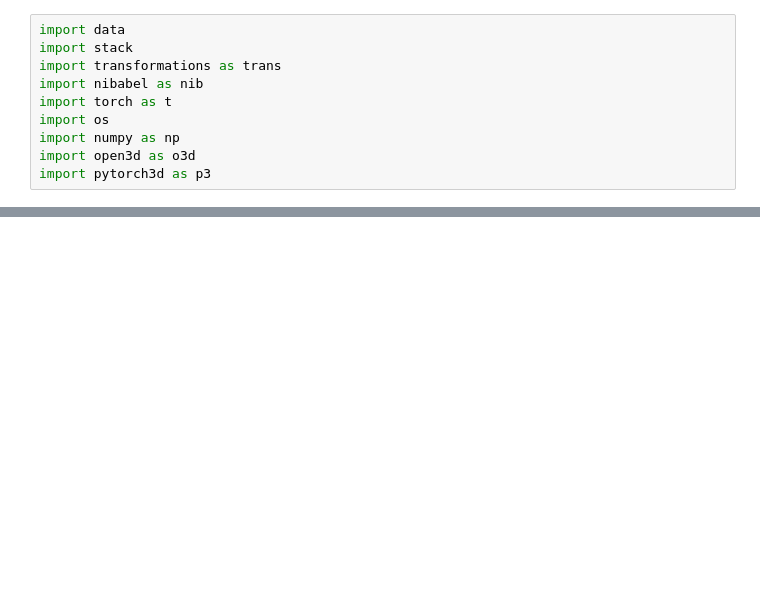
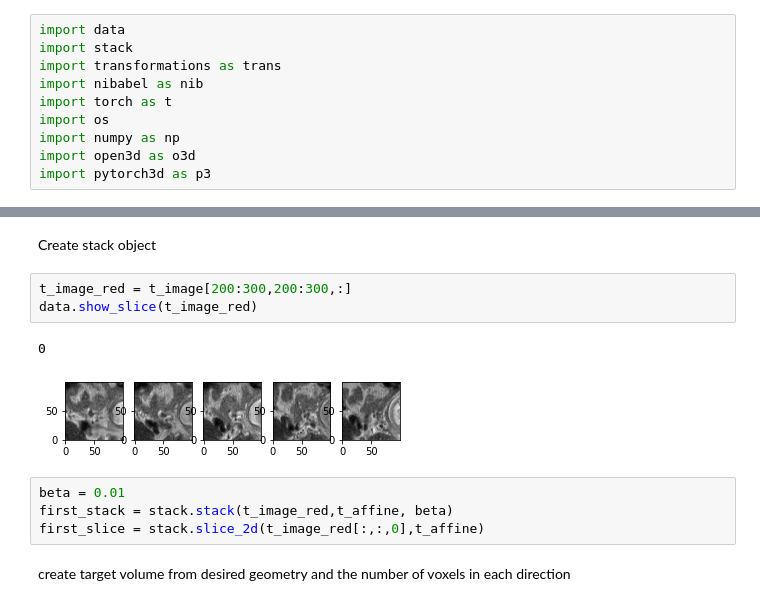
Before and after one commit to Constantin-Jehn/SVR_pytorch, a Jupyter notebook: demonstrator.ipynb, the cells around one changed output, grey strips where cells are left out. Cells and saved outputs as stored; diff of their text form; blank space fills up the shorter version.

Commit message:
First version where 2D to 3D is working in sandbox

```diff
--- a/demonstrator.ipynb
+++ b/demonstrator.ipynb
@@ -200,0 +20,14 @@ tensor(0.5108)
+# %% [markdown]
+Create stack object
+# %%
+t_image_red = t_image[200:300,200:300,:]
+data.show_slice(t_image_red)
+# %% [output]
+0
+[figure, added]
+# %%
+beta = 0.01
+first_stack = stack.stack(t_image_red,t_affine, beta)
+first_slice = stack.slice_2d(t_image_red[:,:,0],t_affine)
+# %% [markdown]
+create target volume from desired geometry and the number of voxels in each direction
```
Also changed, not shown: parts of 40 cells of this notebook, 8 other files.
